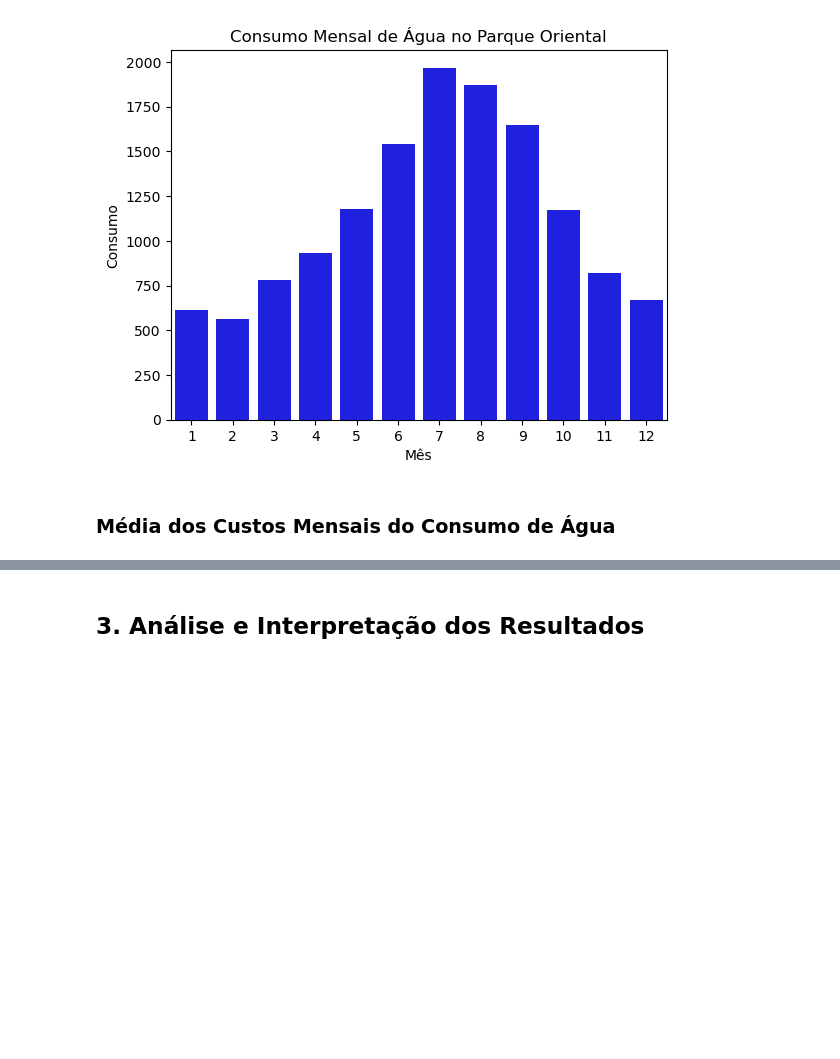
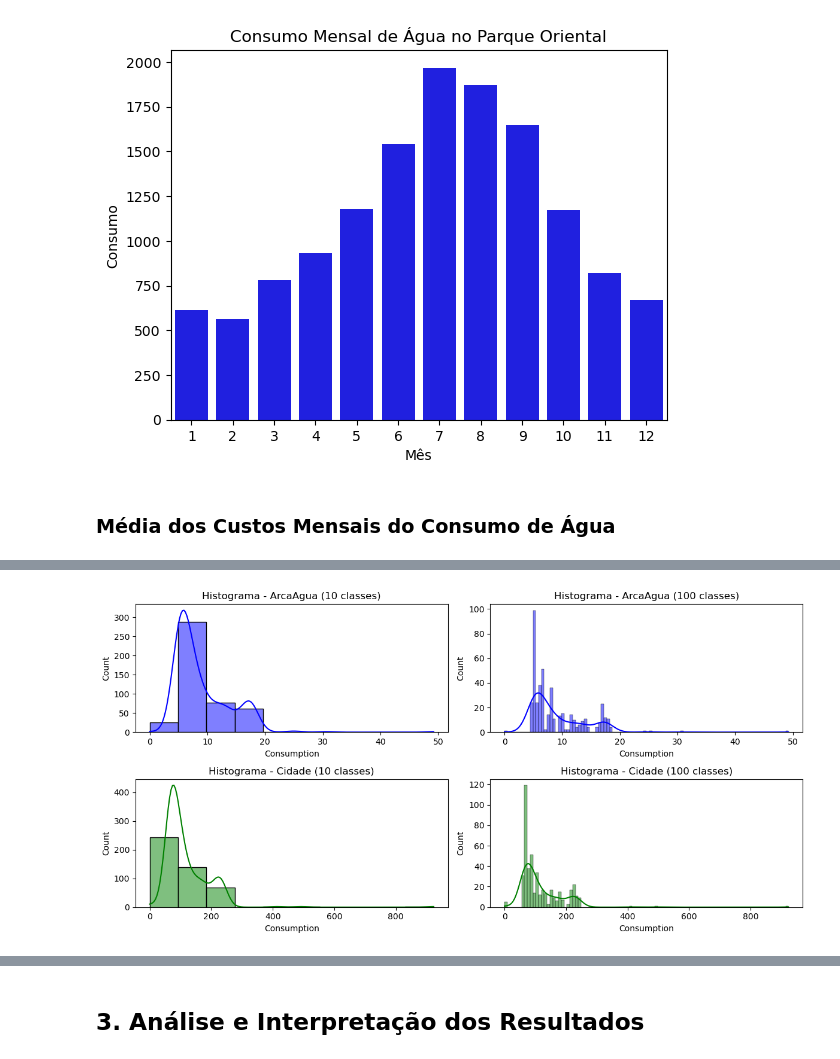
Before and after one commit to diogoveirospro/lei-24-s2-1dg-g072, a Jupyter notebook: src/main/PI - MATCP - Grupo 072/US9 - Custos do Consumo de Água.ipynb, the cells around one changed output, grey strips where cells are left out. Saved outputs shown, nothing was run; the diff lists cells and outputs as text; code cells hidden in the pictures; blank space fills up the shorter version.

```diff
--- a/src/main/PI - MATCP - Grupo 072/US9 - Custos do Consumo de Água.ipynb
+++ b/src/main/PI - MATCP - Grupo 072/US9 - Custos do Consumo de Água.ipynb
@@ -81,0 +81,86 @@ A Média de Custo Mensal de Consumo de Água no Parque Oriental é de 1036.37€
+# %%
+
+consumo_por_parque = data.groupby('Park')['Consumption'].sum()
+parque_menor_consumo = consumo_por_parque.idxmin()
+parque_maior_consumo = consumo_por_parque.idxmax()
+
+# Filtrar os dados para os parques com o maior e o menor consumo
+dados_parque_menor = data[data['Park'] == parque_menor_consumo]['Consumption']
+dados_parque_maior = data[data['Park'] == parque_maior_consumo]['Consumption']
+
+# Calcular os indicadores estatísticos
+def calcular_indicadores(dados):
+    media = np.mean(dados)
+    mediana = np.median(dados)
+    desvio_padrao = np.std(dados)
+    coeficiente_skewness = stats.skew(dados)
+    return media, mediana, desvio_padrao, coeficiente_skewness
+
+# Função para construir tabelas de frequência
+def construir_tabela_frequencia(dados, classes=5):
+    frequencia_absoluta, intervalos = np.histogram(dados, bins=classes)
+    frequencia_relativa = frequencia_absoluta / len(dados)
+    tabela_frequencia = pd.DataFrame({
+        'Intervalo': [f'{intervalos[i]:.2f} - {intervalos[i+1]:.2f}' for i in range(len(intervalos) - 1)],
+        'Frequência Absoluta': frequencia_absoluta,
+        'Frequência Relativa': frequencia_relativa
+    })
+    return tabela_frequencia
+
+# Calcular indicadores estatísticos para os dois parques
+indicadores_parque_menor = calcular_indicadores(dados_parque_menor)
+indicadores_parque_maior = calcular_indicadores(dados_parque_maior)
+
+# Construir tabelas de frequência para os dois parques
+tabela_frequencia_parque_menor = construir_tabela_frequencia(dados_parque_menor)
+tabela_frequencia_parque_maior = construir_tabela_frequencia(dados_parque_maior)
+
+# Verificar outliers
+def verificar_outliers(dados):
+    quartis = np.percentile(dados, [25, 50, 75])
+    iqr = quartis[2] - quartis[0]
+    limite_inferior = quartis[0] - 1.5 * iqr
+    limite_superior = quartis[2] + 1.5 * iqr
+    outliers = dados[(dados < limite_inferior) | (dados > limite_superior)]
+    return outliers
+
+outliers_parque_menor = verificar_outliers(dados_parque_menor)
+outliers_parque_maior = verificar_outliers(dados_parque_maior)
+
+# Histogramas com 10 e 100 classes
+plt.figure(figsize=(12, 6))
+plt.subplot(2, 2, 1)
+sns.histplot(dados_parque_menor, bins=10, kde=True, color='blue')
+plt.title(f'Histograma - {parque_menor_consumo} (10 classes)')
+plt.subplot(2, 2, 2)
+sns.histplot(dados_parque_menor, bins=100, kde=True, color='blue')
+plt.title(f'Histograma - {parque_menor_consumo} (100 classes)')
+plt.subplot(2, 2, 3)
+sns.histplot(dados_parque_maior, bins=10, kde=True, color='green')
+plt.title(f'Histograma - {parque_maior_consumo} (10 classes)')
+plt.subplot(2, 2, 4)
+sns.histplot(dados_parque_maior, bins=100, kde=True, color='green')
+plt.title(f'Histograma - {parque_maior_consumo} (100 classes)')
+plt.tight_layout()
+plt.show()
+
+# Output dos resultados
+print(f'Parque com menor consumo de água ({parque_menor_consumo}):')
+print(f'Média: {indicadores_parque_menor[0]:.2f}')
+print(f'Mediana: {indicadores_parque_menor[1]:.2f}')
+print(f'Desvio Padrão: {indicadores_parque_menor[2]:.2f}')
+print(f'Coeficiente de Skewness: {indicadores_parque_menor[3]:.2f}\n')
+print('Tabela de Frequência:')
+print(tabela_frequencia_parque_menor)
+print(f'\nOutliers: {outliers_parque_menor.tolist()}\n')
+
+print(f'Parque com maior consumo de água ({parque_maior_consumo}):')
+print(f'Média: {indicadores_parque_maior[0]:.2f}')
+print(f'Mediana: {indicadores_parque_maior[1]:.2f}')
+print(f'Desvio Padrão: {indicadores_parque_maior[2]:.2f}')
+print(f'Coeficiente de Skewness: {indicadores_parque_maior[3]:.2f}\n')
+print('Tabela de Frequência:')
+print(tabela_frequencia_parque_maior)
+print(f'\nOutliers: {outliers_parque_maior.tolist()}\n')
+# %% [output]
+[figure, added]
```
Also changed, not shown: parts of 5 cells of this notebook.
